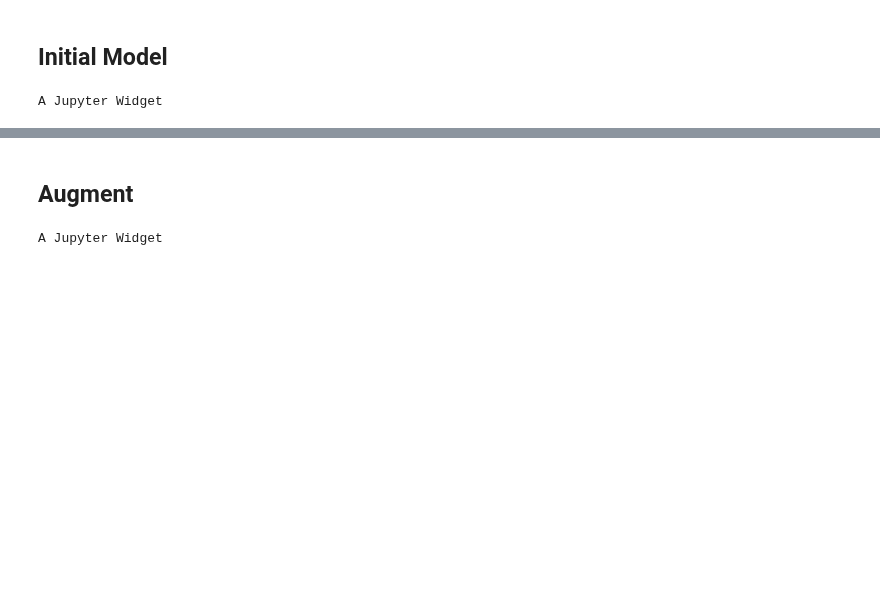
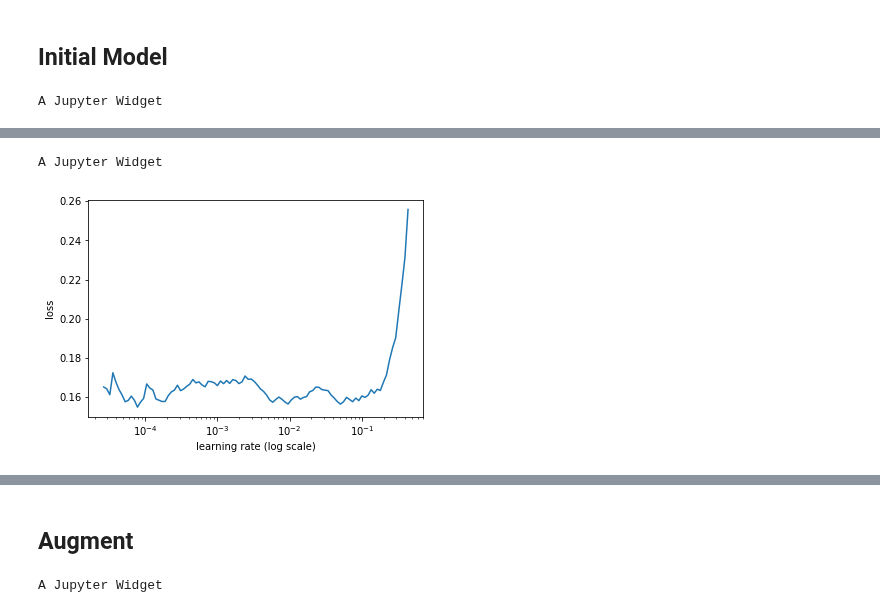
Before and after one commit to agoila/fastai, a Jupyter notebook: courses/dl1/Kaggle-dog-breed-classification.ipynb, the cells around one changed output, grey strips where cells are left out. Cells and saved outputs as stored; diff of their text form; code cells hidden in the pictures; blank space fills up the shorter version.

```diff
--- a/courses/dl1/Kaggle-dog-breed-classification.ipynb
+++ b/courses/dl1/Kaggle-dog-breed-classification.ipynb
@@ -159,3 +167,11 @@ learn = ConvLearner.pretrained(arch, data, precompute=True)
+# %%
+lrf = learn.lr_find()
+# %% [output]
+A Jupyter Widget
+# %%
+learn.sched.plot()
+# %% [output]
+[figure, added]
 # %%
 learn.fit(1e-2, 5)
 # %% [output]
```
Also changed, not shown: parts of 39 cells of this notebook, 2 other files.
